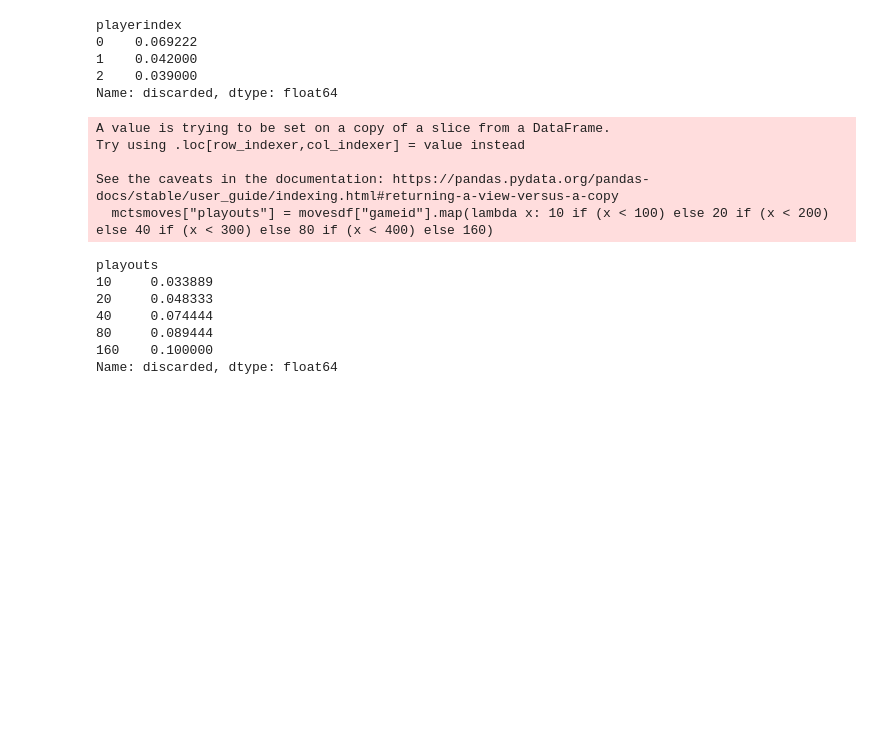
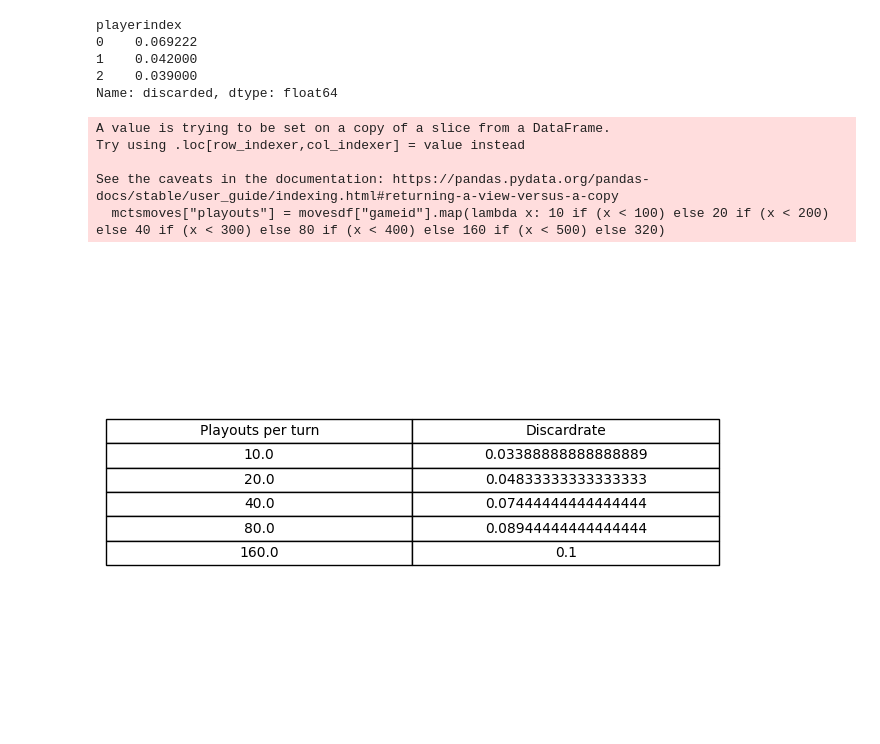
Before and after one commit to R3Kr/data-analysis-mcts, a Jupyter notebook: analysis.ipynb, the cells around one changed output. Drawn from its saved outputs; the diff is of its cells as text; code cells hidden in the pictures; blank space fills up the shorter version.

```diff
--- a/analysis.ipynb
+++ b/analysis.ipynb
@@ -137,19 +149,32 @@ playerindex
 Name: discarded, dtype: float64
 # %%
 mctsmoves = movesdf[movesdf["playerindex"] == 0]
-mctsmoves["playouts"] = movesdf["gameid"].map(lambda x: 10 if (x < 100) else 20 if (x < 200) else 40 if (x < 300) else 80 if (x < 400) else 160)
+mctsmoves["playouts"] = movesdf["gameid"].map(lambda x: 10 if (x < 100) else 20 if (x < 200) else 40 if (x < 300) else 80 if (x < 400) else 160 if (x < 500) else 320)
 
-mctsmoves.groupby(["playouts"])["discarded"].mean()
+t = mctsmoves.groupby(["playouts"])["discarded"].mean().reset_index()
+
+# Create a figure and an axes instance
+fig, ax = plt.subplots()
+
+# Hide the axes
+ax.axis('off')
+
+# Add table
+table = ax.table(cellText=t.values, colLabels=["Playouts per turn", "Discardrate"], loc='center', cellLoc='center')
+
+# Adjust table properties
+table.auto_set_font_size(False)
+table.set_fontsize(10)
+table.scale(1.2, 1.2)  # you can change the size as needed
+
+# Adjust layout to make room for the table
+fig.tight_layout()
+
+plt.show()
 # %% [output]
 A value is trying to be set on a copy of a slice from a DataFrame.
 Try using .loc[row_indexer,col_indexer] = value instead
 
 See the caveats in the documentation: https://pandas.pydata.org/pandas-docs/stable/user_guide/indexing.html#returning-a-view-versus-a-copy
-  mctsmoves["playouts"] = movesdf["gameid"].map(lambda x: 10 if (x < 100) else 20 if (x < 200) else 40 if (x < 300) else 80 if (x < 400) else 160)
+  mctsmoves["playouts"] = movesdf["gameid"].map(lambda x: 10 if (x < 100) else 20 if (x < 200) else 40 if (x < 300) else 80 if (x < 400) else 160 if (x < 500) else 320)
-playouts
-10     0.033889
-20     0.048333
-40     0.074444
-80     0.089444
-160    0.100000
-Name: discarded, dtype: float64
+[figure, added]
```
Also changed, not shown: parts of 3 cells of this notebook.
